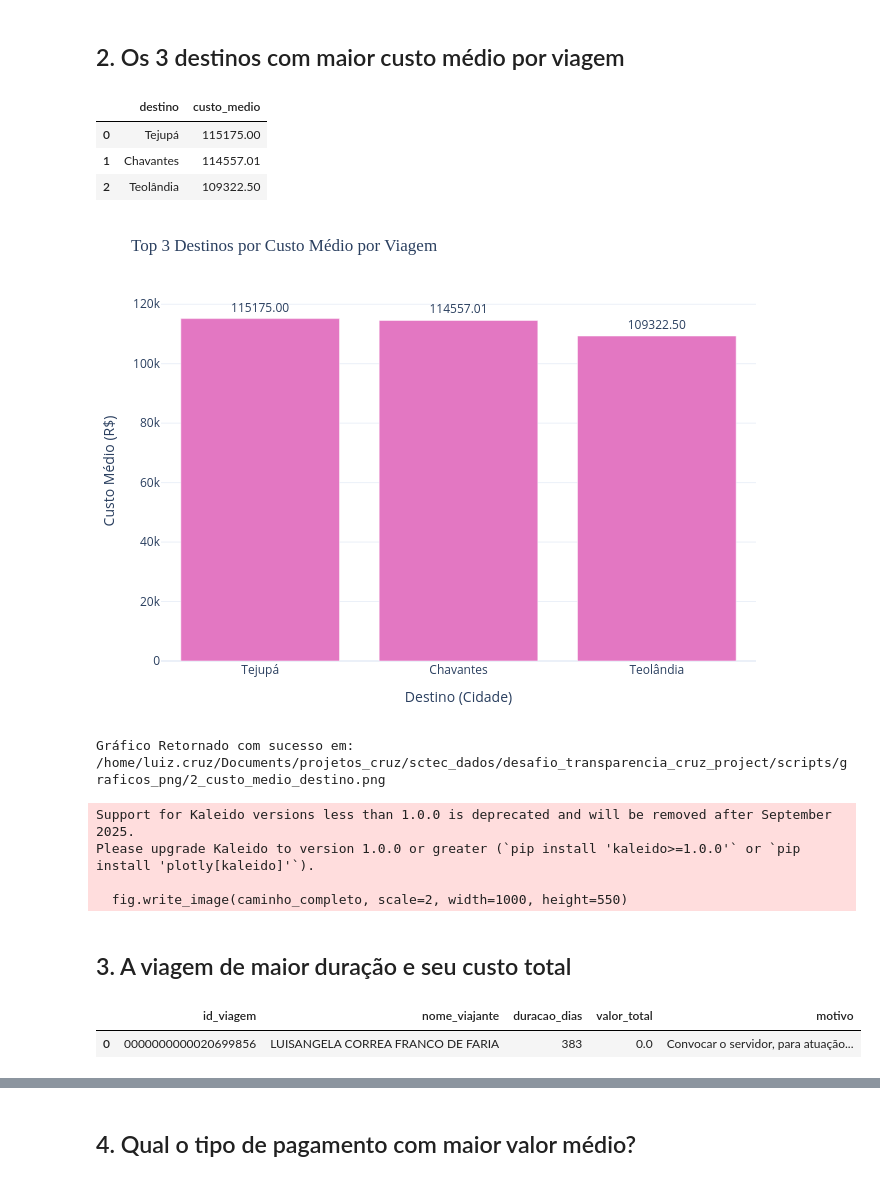
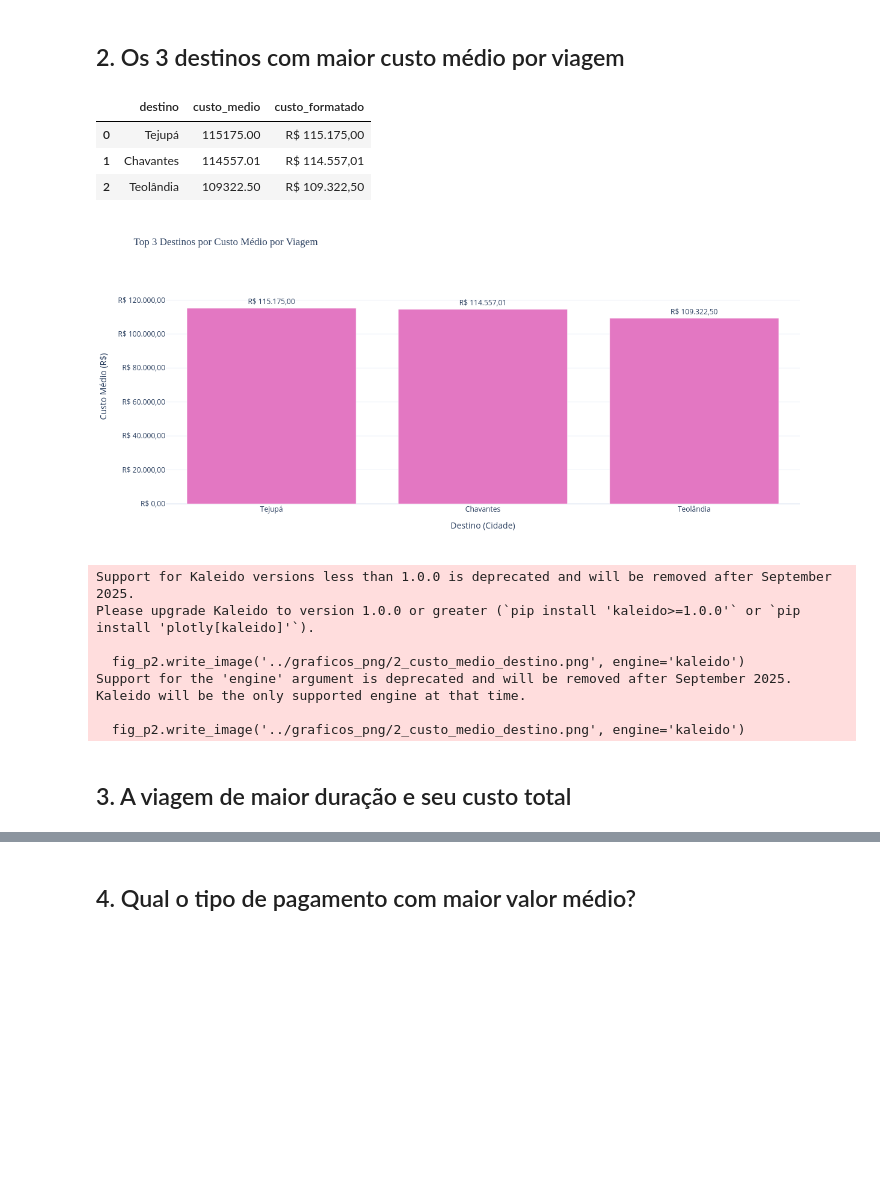
Before and after one commit to zurcx/desafio_transparencia_cruz_project, a Jupyter notebook: scripts/3_analisev1.ipynb, the cells around one changed output, grey strips where cells are left out. Saved outputs shown, nothing was run; the diff lists cells and outputs as text; code cells hidden in the pictures; blank space fills up the shorter version.

Commit message:
ultimo ajuste dos graficos

```diff
--- a/scripts/3_analisev1.ipynb
+++ b/scripts/3_analisev1.ipynb
@@ -122,52 +133,74 @@ Please upgrade Kaleido to version 1.0.0 or greater (`pip install 'kaleido>=1.0.0
 # %%
 sql_p2 = f"""
 SELECT t.{col_cidade} AS destino, AVG(v.valor_total) AS custo_medio
 FROM silver_trecho t
 INNER JOIN silver_viagem v ON t.id_viagem = v.id_viagem
 WHERE t.{col_cidade} IS NOT NULL AND t.{col_cidade} <> ''
 GROUP BY t.{col_cidade}
 ORDER BY custo_medio DESC
 LIMIT 3;
 """
 df_p2 = consultar(sql_p2)
+
+# --- GARANTE AS DUAS CASAS DECIMAIS CRAVADAS VIA PANDAS ---
+df_p2['custo_formatado'] = df_p2['custo_medio'].apply(lambda x: f"R$ {x:,.2f}".replace(',', 'X').replace('.', ',').replace('X', '.'))
+
 display(df_p2)
 
+# REMOVIDO o text_auto='.2f' para usar a nossa coluna formatada
 fig_p2 = px.bar(
     df_p2, x='destino', y='custo_medio',
     title='Top 3 Destinos por Custo Médio por Viagem',
     labels={'custo_medio': 'Custo Médio (R$)', 'destino': 'Destino (Cidade)'},
-    text_auto='.2f', color_discrete_sequence=['#e377c2']
+    color_discrete_sequence=['#e377c2']
 )
+
+# 5. Customização do layout, largura ampliada e padrão monetário
 fig_p2.update_layout(
     template='plotly_white',
     title_font_family='Arial Black',
-    margin=dict(l=40, r=40, t=60, b=60)
+    width=1250,                     # Gráfico bem largo horizontalmente
+    height=550,
+    margin=dict(l=80, r=80, t=80, b=80),
+    separators=',.',                # Padrão brasileiro de pontuação
+
+    # Ajustes no eixo Y (como o gráfico é vertical, os valores estão aqui)
+    yaxis=dict(
+        tickformat=',.2f',
+        tickprefix='R$ ',
+        # Dá uma folga de 20% no topo para o texto do maior valor não colar no teto
+        range=[0, df_p2['custo_medio'].max() * 1.20]
+    ),
+
+    # Ajustes no eixo X (Nomes das cidades)
+    xaxis=dict(
+        tickangle=0 # Mantém os nomes das cidades retos (ajuste se forem muito longos)
+    )
 )
-fig_p2.update_traces(textposition='outside')
+
+# 6. Força o texto idêntico do Pandas no topo das barras
+fig_p2.update_traces(
+    text=df_p2['custo_formatado'],
+    texttemplate='%{text}',
+    textposition='outside'
+)
+
 fig_p2.show()
-salvar_grafico(fig_p2, '2_custo_medio_destino.png')
+
+fig_p2.write_image('../graficos_png/2_custo_medio_destino.png', engine='kaleido')
 # %% [output]
-|  | destino | custo_medio |
-| 0 | Tejupá | 115175.00 |
-| 1 | Chavantes | 114557.01 |
-| 2 | Teolândia | 109322.50 |
+|  | destino | custo_medio | custo_formatado |
+| 0 | Tejupá | 115175.00 | R$ 115.175,00 |
+| 1 | Chavantes | 114557.01 | R$ 114.557,01 |
+| 2 | Teolândia | 109322.50 | R$ 109.322,50 |
-[figure, old version]
+[figure, new version]
-Gráfico Retornado com sucesso em: /home/luiz.cruz/Documents/projetos_cruz/sctec_dados/desafio_transparencia_cruz_project/scripts/graficos_png/2_custo_medio_destino.png
+Support for Kaleido versions less than 1.0.0 is deprecated and will be removed after September 2025.
+Please upgrade Kaleido to version 1.0.0 or greater (`pip install 'kaleido>=1.0.0'` or `pip install 'plotly[kaleido]'`).
+
+  fig_p2.write_image('../graficos_png/2_custo_medio_destino.png', engine='kaleido')
+Support for the 'engine' argument is deprecated and will be removed after September 2025.
+Kaleido will be the only supported engine at that time.
+
+  fig_p2.write_image('../graficos_png/2_custo_medio_destino.png', engine='kaleido')
-Support for Kaleido versions less than 1.0.0 is deprecated and will be removed after September 2025.
-Please upgrade Kaleido to version 1.0.0 or greater (`pip install 'kaleido>=1.0.0'` or `pip install 'plotly[kaleido]'`).
-
-  fig.write_image(caminho_completo, scale=2, width=1000, height=550)
 # %% [markdown]
 ## 3. A viagem de maior duração e seu custo total
-# %%
-sql_p3 = """
-SELECT id_viagem, nome_viajante, duracao_dias, valor_total, motivo
-FROM silver_viagem
-ORDER BY duracao_dias DESC
-LIMIT 1;
-"""
-df_p3 = consultar(sql_p3)
-display(df_p3)
-# %% [output]
-|  | id_viagem | nome_viajante | duracao_dias | valor_total | motivo |
-| 0 | 0000000000020699856 | LUISANGELA CORREA FRANCO DE FARIA | 383 | 0.0 | Convocar o servidor, para atuação... |
```
Also changed, not shown: parts of 9 cells of this notebook, 14 other files.
